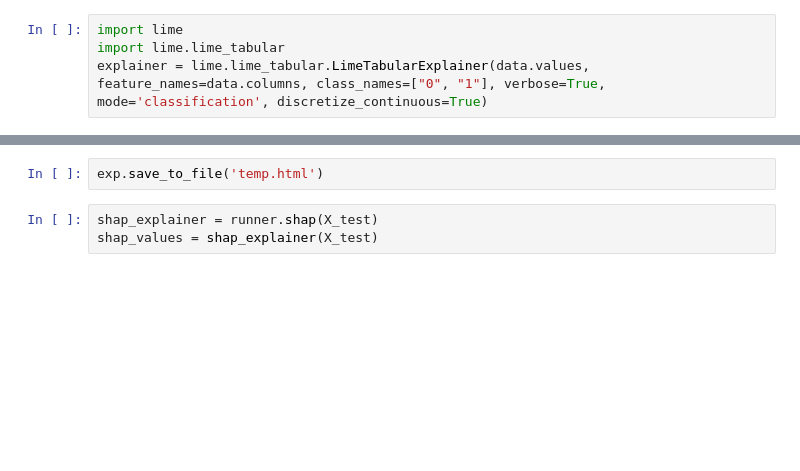
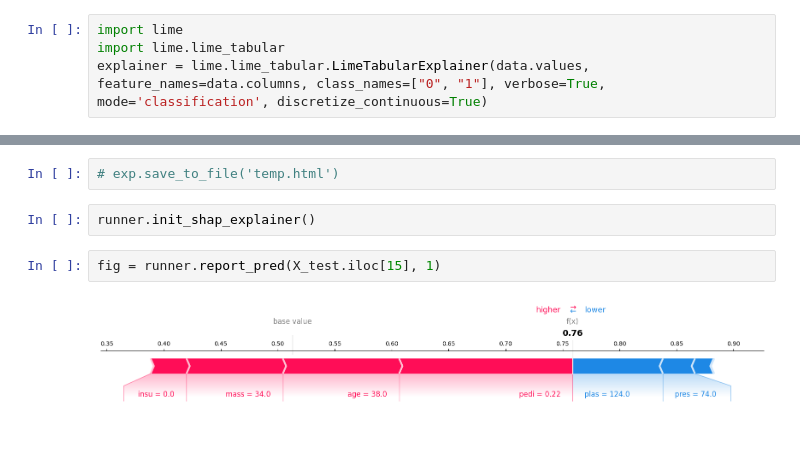
Before and after one commit to Alcoholrithm/RIAS, a Jupyter notebook: example.ipynb, the cells around one changed output, grey strips where cells are left out. Drawn from its saved outputs; the diff is of its cells as text; blank space fills up the shorter version.

Commit message:
Refactor factors regarding shap and calibration

```diff
--- a/example.ipynb
+++ b/example.ipynb
@@ -149,7 +206,10 @@ exp.show_in_notebook(show_table=True)
 # %%
-exp.save_to_file('temp.html')
+# exp.save_to_file('temp.html')
-# %%
-shap_explainer = runner.shap(X_test)
-shap_values = shap_explainer(X_test)
+# %%
+runner.init_shap_explainer()
+# %%
+fig = runner.report_pred(X_test.iloc[15], 1)
+# %% [output]
+[figure, added]
 # %%
 import shap
```
Also changed, not shown: parts of 10 cells of this notebook, 23 other files.
